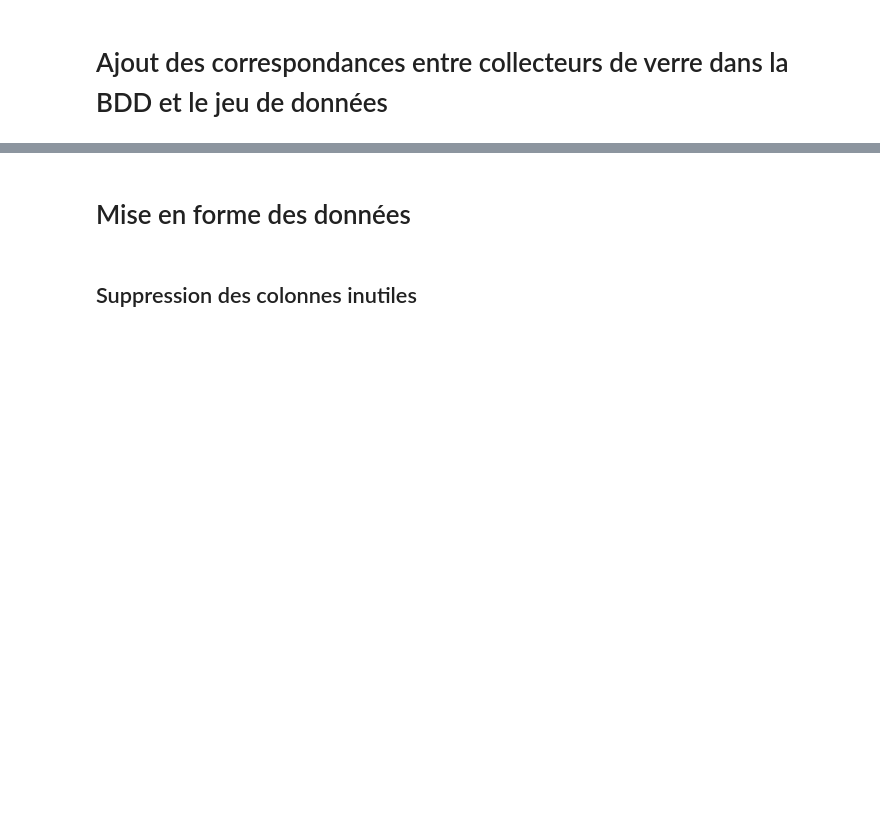
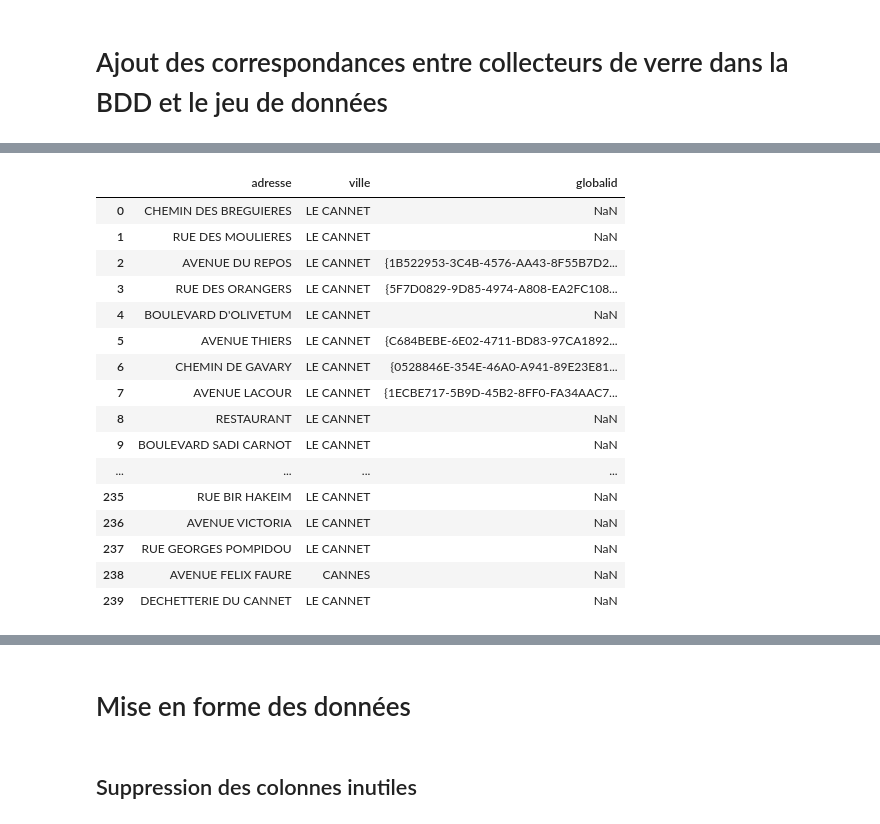
Before and after one commit to antjacquemin/cliiinkv0, a Jupyter notebook: src/AnalyseVerre.ipynb, the cells around one changed output, grey strips where cells are left out. Cells and saved outputs as stored; diff of their text form; code cells hidden in the pictures; blank space fills up the shorter version.

```diff
--- a/src/AnalyseVerre.ipynb
+++ b/src/AnalyseVerre.ipynb
@@ -441,3 +441,9 @@ data171819.loc[[19884]]
 | 19884 | PAV | CAN034V | AVENUE FRANCIS TONNER | CANNES | 2019 | Avril | 18 | 2019-05-02 | 07:55:24 | 2 | 520 |
 # %% [markdown]
 # Ajout des correspondances entre collecteurs de verre dans la BDD et le jeu de données
+# %%
+dataCollecteurVerre = pd.DataFrame(columns = ["adresse", "ville", "globalid"])
+dataCollecteurVerre["adresse"] = data171819["Adresse"].unique()
+for i in dataCollecteurVerre.index:
+    dataCollecteurVerre.loc[i, "ville"] = data171819[dataCollecteurVerre.loc[i, "adresse"] == data171819["Adresse"]].iloc[0]["Ville"]
+dataCollecteurVerre
@@ -443,0 +504,27 @@ data171819.loc[[19884]]
+# %%
+for i in dataCollecteurVerre.index:
+    for j in dfCollecteursVerre.index:
+        if dataCollecteurVerre.loc[i, "adresse"].lower() in  dfCollecteursVerre.loc[j, "adresse"].lower():
+            dataCollecteurVerre.loc[i, "globalid"] = dfCollecteursVerre.loc[j, "globalid"]
+            break
+
+pd.set_option('display.max_rows', None)
+dataCollecteurVerre
+# %% [output]
+|  | adresse | ville | globalid |
+| 0 | CHEMIN DES BREGUIERES | LE CANNET | NaN |
+| 1 | RUE DES MOULIERES | LE CANNET | NaN |
+| 2 | AVENUE DU REPOS | LE CANNET | {1B522953-3C4B-4576-AA43-8F55B7D2... |
+| 3 | RUE DES ORANGERS | LE CANNET | {5F7D0829-9D85-4974-A808-EA2FC108... |
+| 4 | BOULEVARD D'OLIVETUM | LE CANNET | NaN |
+| 5 | AVENUE THIERS | LE CANNET | {C684BEBE-6E02-4711-BD83-97CA1892... |
+| 6 | CHEMIN DE GAVARY | LE CANNET | {0528846E-354E-46A0-A941-89E23E81... |
+| 7 | AVENUE LACOUR | LE CANNET | {1ECBE717-5B9D-45B2-8FF0-FA34AAC7... |
+| 8 | RESTAURANT | LE CANNET | NaN |
+| 9 | BOULEVARD SADI CARNOT | LE CANNET | NaN |
+| ... | ... | ... | ... |
+| 235 | RUE BIR HAKEIM | LE CANNET | NaN |
+| 236 | AVENUE VICTORIA | LE CANNET | NaN |
+| 237 | RUE GEORGES POMPIDOU | LE CANNET | NaN |
+| 238 | AVENUE FELIX FAURE | CANNES | NaN |
+| 239 | DECHETTERIE DU CANNET | LE CANNET | NaN |
```
Also changed, not shown: parts of 19 cells of this notebook.
